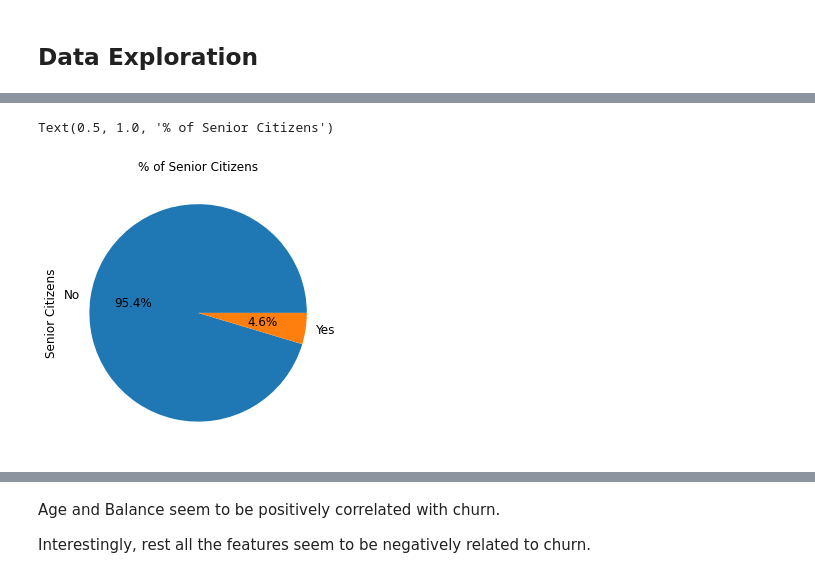
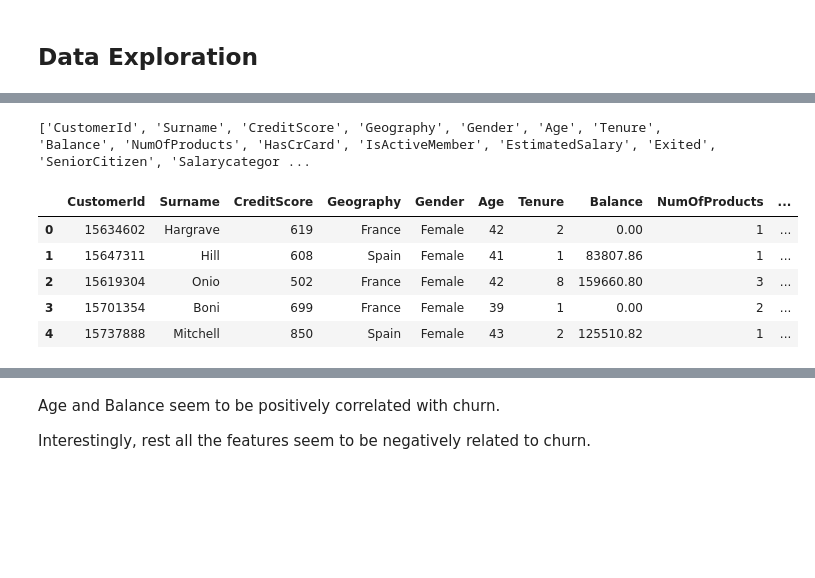
Before and after one commit to chakravarthulaharsha/Bank-Churn-prediction, a Jupyter notebook: bank_Churn_pred.ipynb, the cells around one changed output, grey strips where cells are left out. Saved outputs shown, nothing was run; the diff lists cells and outputs as text; code cells hidden in the pictures; blank space fills up the shorter version.

```diff
--- a/bank_Churn_pred.ipynb
+++ b/bank_Churn_pred.ipynb
@@ -185,10 +99,18 @@ df_dummies.head()
-# %%
-ax = (df2['SeniorCitizen'].value_counts()*100.0 /len(df2))\
-.plot.pie(autopct='%.1f%%', labels = ['No', 'Yes'],figsize =(5,5), fontsize = 12 )
-ax.yaxis.set_major_formatter(mtick.PercentFormatter())
-ax.set_ylabel('Senior Citizens',fontsize = 12)
-ax.set_title('% of Senior Citizens', fontsize = 12)
-# %% [output]
-Text(0.5, 1.0, '% of Senior Citizens')
-[figure, removed]
+# %%
+#Adding two new columns to increase the model Accuracy
+df2['SeniorCitizen'] =  [1 if x > 60 else 0 for x in df2['Age']]
+df2['Salarycategory'] =  [0 if x < 40000 else (1 if x<80000 else 2) for x in df2['EstimatedSalary']]
+column_names = list(df2.columns.values)
+print(column_names)
+column_names[-3],column_names[-2], column_names[-1] = column_names[-1], column_names[-2],column_names[-3]
+df2=df2.reindex(columns=column_names)
+df2.head()
+# %% [output]
+['CustomerId', 'Surname', 'CreditScore', 'Geography', 'Gender', 'Age', 'Tenure', 'Balance', 'NumOfProducts', 'HasCrCard', 'IsActiveMember', 'EstimatedSalary', 'Exited', 'SeniorCitizen', 'Salarycategor ...
+|  | CustomerId | Surname | CreditScore | Geography | Gender | Age | Tenure | Balance | NumOfProducts | ... |
+| 0 | 15634602 | Hargrave | 619 | France | Female | 42 | 2 | 0.00 | 1 | ... |
+| 1 | 15647311 | Hill | 608 | Spain | Female | 41 | 1 | 83807.86 | 1 | ... |
+| 2 | 15619304 | Onio | 502 | France | Female | 42 | 8 | 159660.80 | 3 | ... |
+| 3 | 15701354 | Boni | 699 | France | Female | 39 | 1 | 0.00 | 2 | ... |
+| 4 | 15737888 | Mitchell | 850 | Spain | Female | 43 | 2 | 125510.82 | 1 | ... |
 # %%
```
Also changed, not shown: parts of 49 cells of this notebook, 5 other files.
